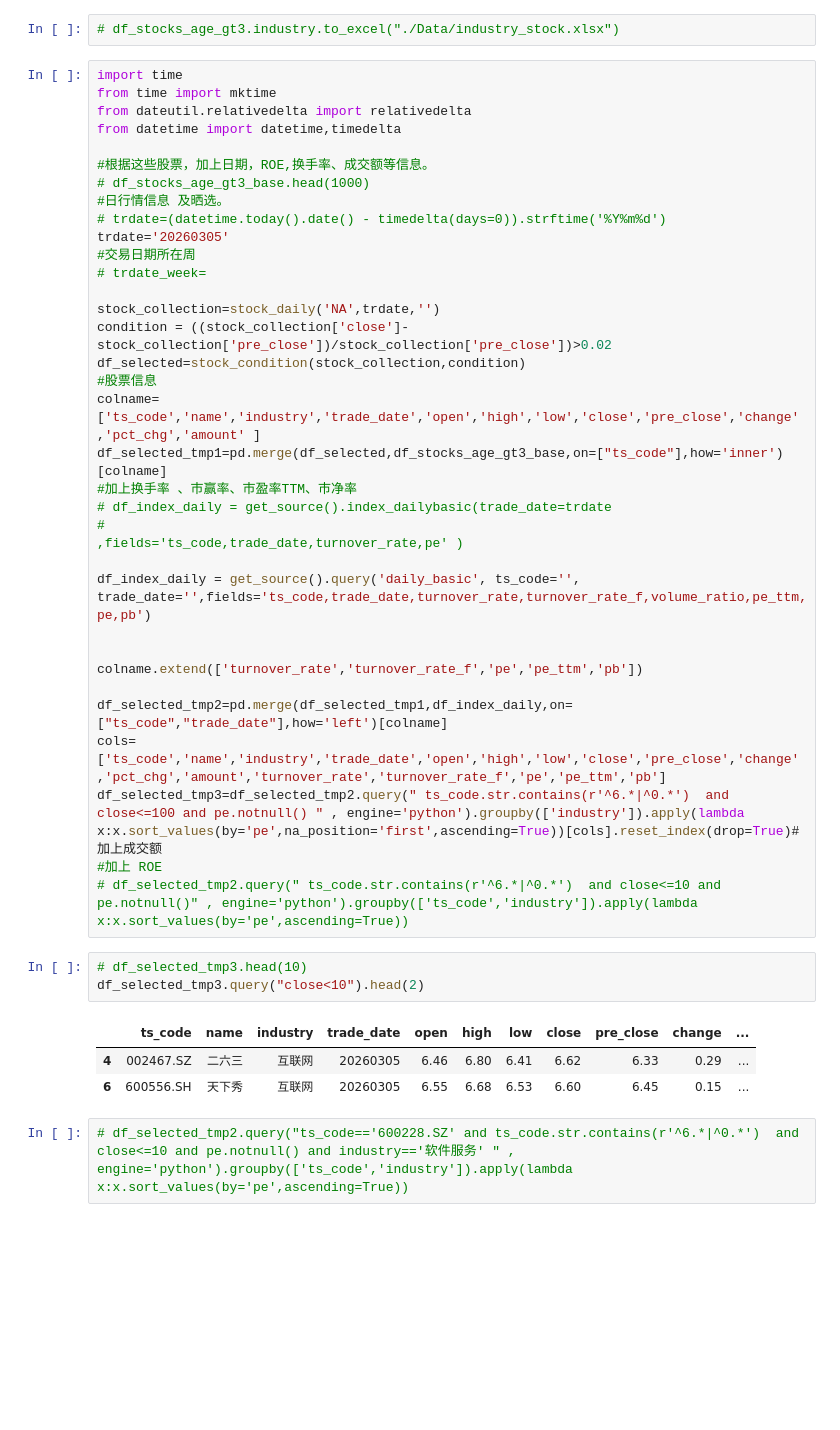
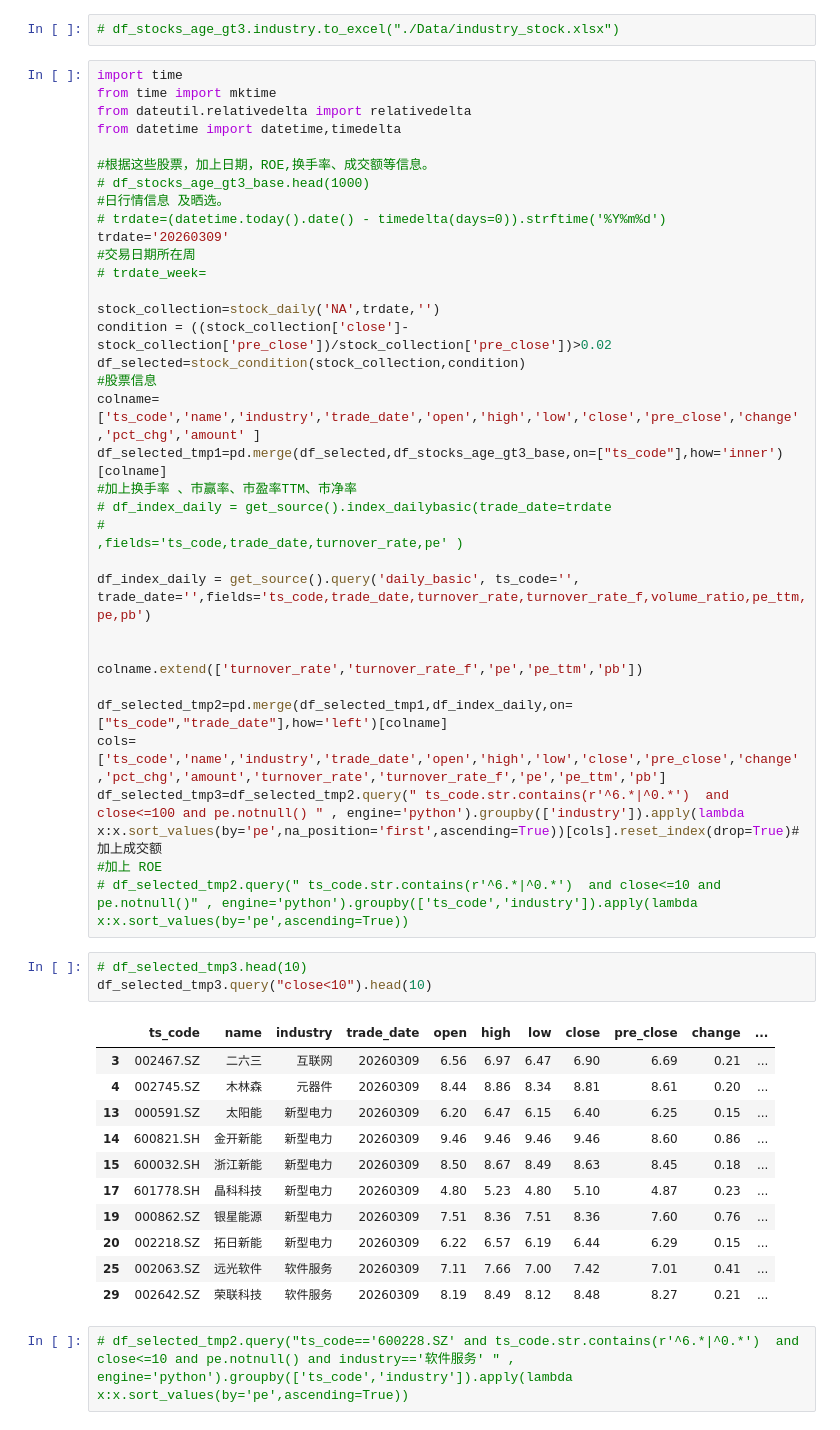
Before and after one commit to whgloveucq/jupyterfiles, a Jupyter notebook: OApractice/stock_study2023.ipynb, the cells around one changed output. Cells and saved outputs as stored; diff of their text form; blank space fills up the shorter version.

```diff
--- a/OApractice/stock_study2023.ipynb
+++ b/OApractice/stock_study2023.ipynb
@@ -307,7 +307,7 @@ from datetime import datetime,timedelta
 # df_stocks_age_gt3_base.head(1000)
 #日行情信息 及晒选。
 # trdate=(datetime.today().date() - timedelta(days=0)).strftime('%Y%m%d')
-trdate='20260305'
+trdate='20260309'
 #交易日期所在周
 # trdate_week=
 
@@ -333,11 +333,19 @@ df_selected_tmp3=df_selected_tmp2.query(" ts_code.str.contains(r'^6.*|^0.*')  an
 # df_selected_tmp2.query(" ts_code.str.contains(r'^6.*|^0.*')  and close<=10 and pe.notnull()" , engine='python').groupby(['ts_code','industry']).apply(lambda x:x.sort_values(by='pe',ascending=True))
 # %%
 # df_selected_tmp3.head(10)
-df_selected_tmp3.query("close<10").head(2)
+df_selected_tmp3.query("close<10").head(10)
 # %% [output]
 |  | ts_code | name | industry | trade_date | open | high | low | close | pre_close | change | ... |
-| 4 | 002467.SZ | 二六三 | 互联网 | 20260305 | 6.46 | 6.80 | 6.41 | 6.62 | 6.33 | 0.29 | ... |
-| 6 | 600556.SH | 天下秀 | 互联网 | 20260305 | 6.55 | 6.68 | 6.53 | 6.60 | 6.45 | 0.15 | ... |
+| 3 | 002467.SZ | 二六三 | 互联网 | 20260309 | 6.56 | 6.97 | 6.47 | 6.90 | 6.69 | 0.21 | ... |
+| 4 | 002745.SZ | 木林森 | 元器件 | 20260309 | 8.44 | 8.86 | 8.34 | 8.81 | 8.61 | 0.20 | ... |
+| 13 | 000591.SZ | 太阳能 | 新型电力 | 20260309 | 6.20 | 6.47 | 6.15 | 6.40 | 6.25 | 0.15 | ... |
+| 14 | 600821.SH | 金开新能 | 新型电力 | 20260309 | 9.46 | 9.46 | 9.46 | 9.46 | 8.60 | 0.86 | ... |
+| 15 | 600032.SH | 浙江新能 | 新型电力 | 20260309 | 8.50 | 8.67 | 8.49 | 8.63 | 8.45 | 0.18 | ... |
+| 17 | 601778.SH | 晶科科技 | 新型电力 | 20260309 | 4.80 | 5.23 | 4.80 | 5.10 | 4.87 | 0.23 | ... |
+| 19 | 000862.SZ | 银星能源 | 新型电力 | 20260309 | 7.51 | 8.36 | 7.51 | 8.36 | 7.60 | 0.76 | ... |
+| 20 | 002218.SZ | 拓日新能 | 新型电力 | 20260309 | 6.22 | 6.57 | 6.19 | 6.44 | 6.29 | 0.15 | ... |
+| 25 | 002063.SZ | 远光软件 | 软件服务 | 20260309 | 7.11 | 7.66 | 7.00 | 7.42 | 7.01 | 0.41 | ... |
+| 29 | 002642.SZ | 荣联科技 | 软件服务 | 20260309 | 8.19 | 8.49 | 8.12 | 8.48 | 8.27 | 0.21 | ... |
 # %%
 # df_selected_tmp2.query("ts_code=='600228.SZ' and ts_code.str.contains(r'^6.*|^0.*')  and close<=10 and pe.notnull() and industry=='软件服务' " , engine='python').groupby(['ts_code','industry']).apply(lambda x:x.sort_values(by='pe',ascending=True))
 # %%
```
Also changed, not shown: parts of 15 cells of this notebook.
